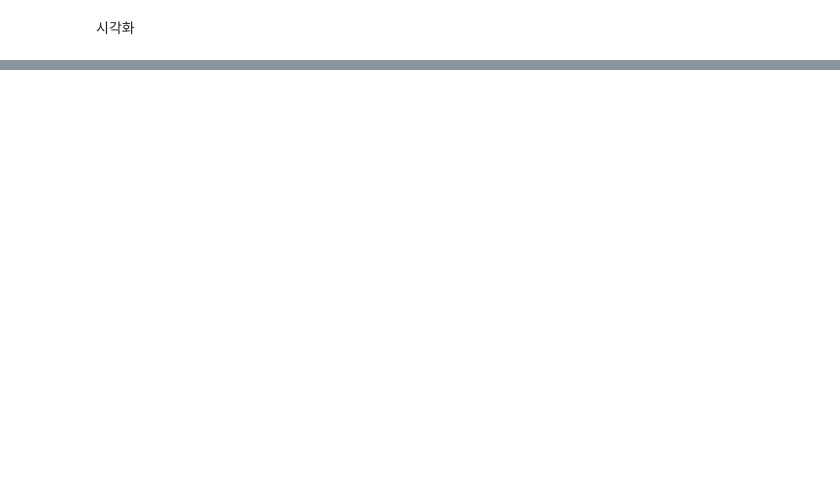
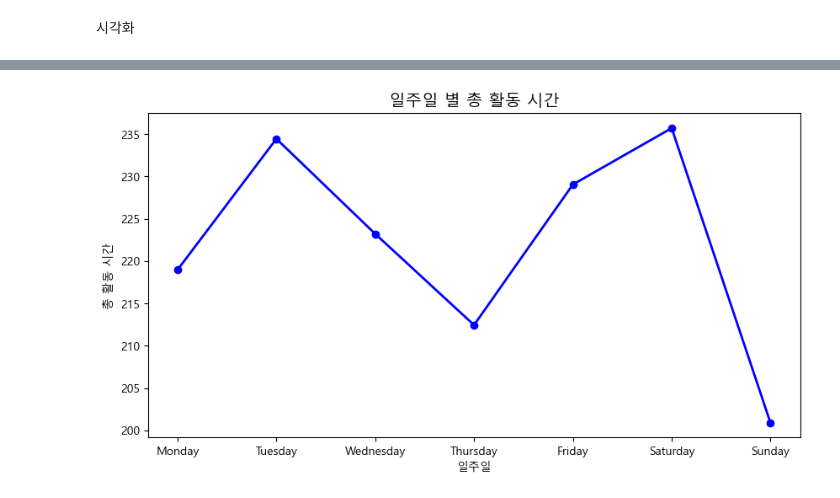
Before and after one commit to jeesy95-creator/sparta_15, a Jupyter notebook: notebooks/LeeCR.ipynb, the cells around one changed output, grey strips where cells are left out. Saved outputs shown, nothing was run; the diff lists cells and outputs as text; code cells hidden in the pictures; blank space fills up the shorter version.

```diff
--- a/notebooks/LeeCR.ipynb
+++ b/notebooks/LeeCR.ipynb
@@ -119,0 +103,5 @@ df2.head()
+# %%
+# 요일 순서 고정
+day_order = ['Monday', 'Tuesday', 'Wednesday', 'Thursday', 'Friday', 'Saturday', 'Sunday']
+act['DayofWeek'] = pd.Categorical(act['Weekday'], categories=day_order, ordered=True)
+print(act['DayofWeek'].value_counts())
@@ -168,28 +317,16 @@ plt.show()
 # %%
-import pandas as pd
-import matplotlib.pyplot as plt
-import seaborn as sns
-
-# 1. 날짜 데이터 처리 (문자열인 경우)
-df2['ActivityDate'] = pd.to_datetime(df2['ActivityDate'])
-df2['DayOfWeek'] = df2['ActivityDate'].dt.day_name()
-
-# 2. 요일 순서 정의 (월요일 ~ 일요일)
-day_order = ['Monday', 'Tuesday', 'Wednesday', 'Thursday', 'Friday', 'Saturday', 'Sunday']
-
-# 3. 요일 컬럼을 '순서가 있는 범주형'으로 변환
-df2['DayOfWeek'] = pd.Categorical(df2['DayOfWeek'], categories=day_order, ordered=True)
-
 # 4. 요일별 평균 계산 (예: 걸음 수 기준)
-weekly_trend = df2.groupby('DayOfWeek')['TotalActiveMinutes'].mean()
+weekly_trend = act.groupby('DayofWeek')['TotalActiveMinutes'].mean()
 
 # 5. 선 그래프 그리기
 plt.figure(figsize=(10, 5))
 weekly_trend.plot(kind='line', marker='o', color='b', linewidth=2)
 
 # 그래프 꾸미기
-plt.title('Weekly Activity Trend (Steps)', fontsize=14)
-plt.xlabel('Day of the Week')
-plt.ylabel('Total active')
+plt.title('일주일 별 총 활동 시간', fontsize=14)
+plt.xlabel('일주일')
+plt.ylabel('총 활동 시간')
 plt.xticks(range(7), day_order) # x축 라벨 강제 지정
 plt.show()
+# %% [output]
+[figure, added]
```
Also changed, not shown: parts of 26 cells of this notebook.
